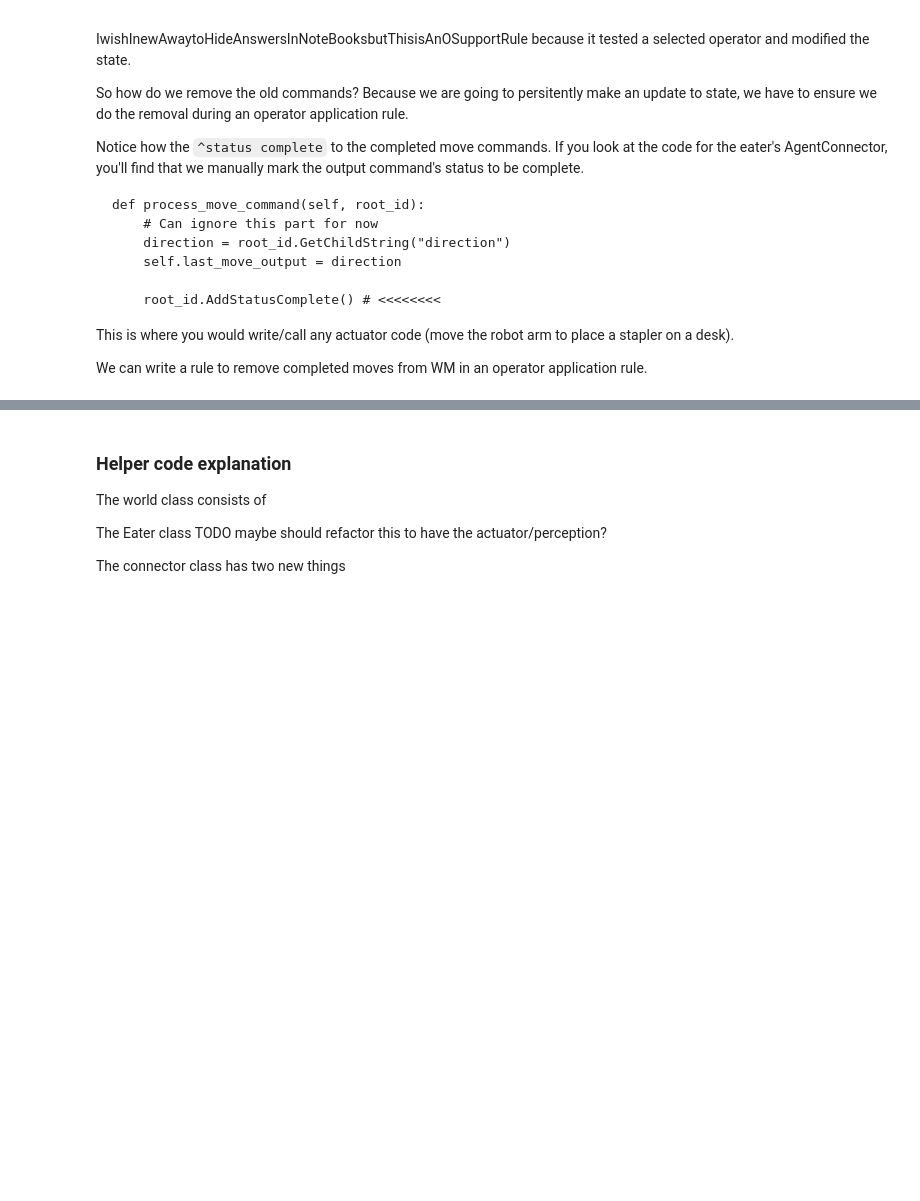
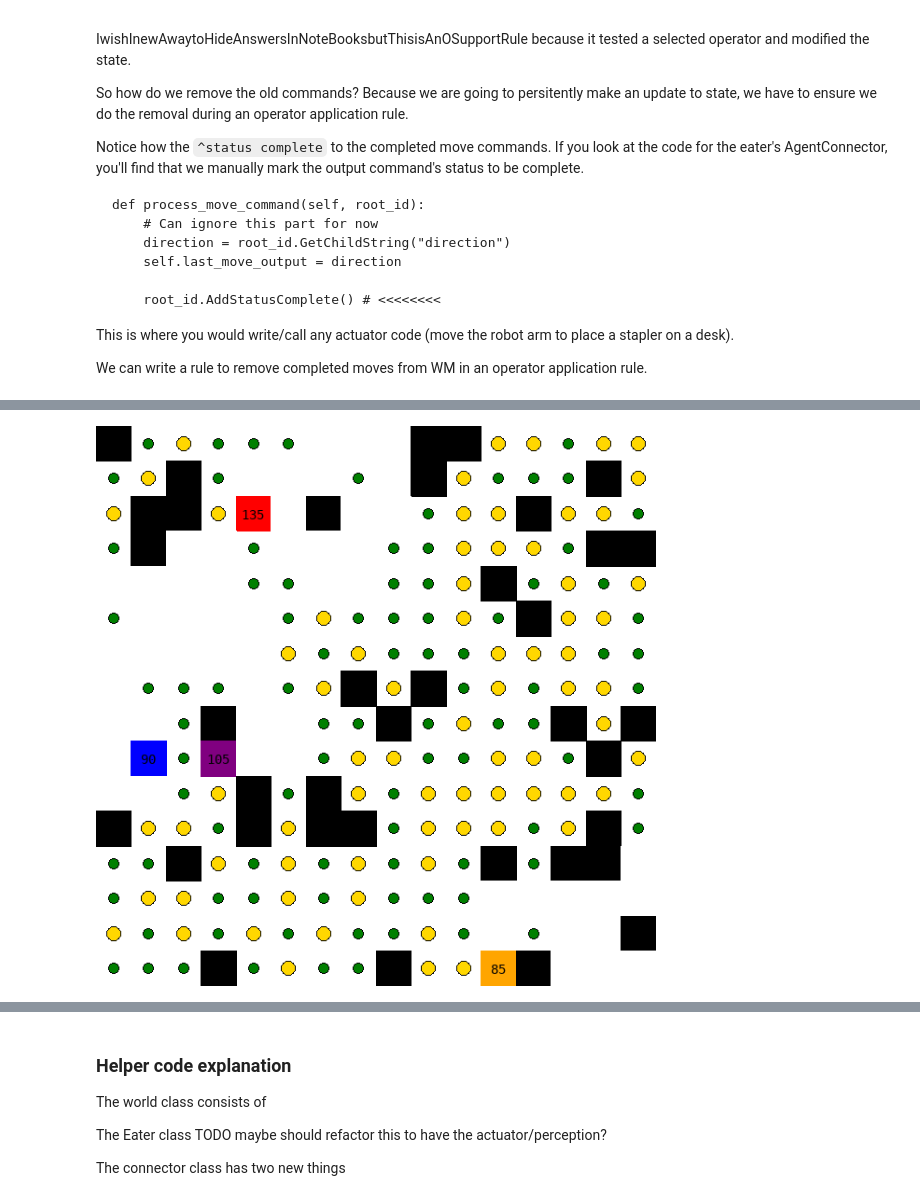
Before and after one commit to kierangilliam/soar, a Jupyter notebook: src/tutorial/3_eaters.ipynb, the cells around one changed output, grey strips where cells are left out. Saved outputs shown, nothing was run; the diff lists cells and outputs as text; code cells hidden in the pictures; blank space fills up the shorter version.

Commit message:
fix generalized-move bug

```diff
--- a/src/tutorial/3_eaters.ipynb
+++ b/src/tutorial/3_eaters.ipynb
@@ -32,7 +32,7 @@ from time import sleep
 cwd = os.path.abspath('')
 font_sm = ImageFont.truetype("/usr/share/fonts/truetype/dejavu/DejaVuSansMono.ttf", 14, encoding="unic")
 # %%
-class Food():
+class Food:
     def __init__(self, bonus=False):
         self.points = 10   if bonus else 5
         self.color = 'gold' if bonus else 'green'
@@ -41,14 +41,14 @@ class Food():
         return 'bonusfood' if self.bonus else 'normalfood'
 
 
-class Blank():
+class Blank:
     def __init__(self):
         pass
     def __repr__(self):
         return 'blank'
 
 
-class Wall():
+class Wall:
     def __init__(self):
         pass
     def __repr__(self):
@@ -86,7 +86,7 @@ class GridBuilder:
 
 
 # action_space = ['north', 'east', 'south', 'west']
-class World():
+class World:
     def __init__(self, display, world_type, width=300, height=300, rows=16, cols=16):
         self.n_rows = rows
         self.n_cols = cols
@@ -95,8 +95,6 @@ class World():
 
         builder = GridBuilder(world_type, rows, cols)
         self.grid = builder.grid
-
-
 
         self.image = Image.new("RGBA", (self.width, self.height), (255, 255, 255, 0))
         self.canvas = ImageDraw.Draw(self.image)
@@ -140,7 +138,6 @@ class World():
             self.grid[row_n][col_n] = Blank()
             return self.observations(new_row, new_col), points
 
-
     def is_valid_move(self, row, col):
         # Out of bounds
         if row < 0 or col < 0 or row >= self.n_rows or col >= self.n_cols:
@@ -154,10 +151,11 @@ class World():
         return isinstance(eater_1, Eater) and isinstance(eater_2, Eater) and eater_1.ID != eater_2.ID
 
     def observations(self, row, col):
-        north = '' if row == 0           else self.grid[row - 1][col]
-        south = '' if row >= self.n_rows-1 else self.grid[row + 1][col]
-        east = ''  if col >= self.n_cols-1 else self.grid[row][col + 1]
-        west = ''  if col == 0           else self.grid[row][col - 1]
+        default = 'blank'
+        north = default if row == 0             else self.grid[row - 1][col]
+        south = default if row >= self.n_rows-1 else self.grid[row + 1][col]
+        east = default  if col >= self.n_cols-1 else self.grid[row][col + 1]
+        west = default  if col == 0             else self.grid[row][col - 1]
         return {
             'north' : str(north),
             'south' : str(south),
@@ -1334,0 +1291,78 @@ PAGE 85
+# %%
+move_to_food_preferenced = """
+### Application
+# Same as before, but just renamed operator from move-to-food to move-generalized
+sp {apply*move-generalized
+    (state <s> ^io.output-link <out>
+               ^operator <o>)
+    (<o> ^name move-generalized
+         ^direction <dir>)
+-->
+    (<out> ^move.direction <dir>)}
+
+sp {apply*move*remove-move-generalized
+    (state <s> ^io.output-link <out>
+               ^operator.name move-generalized)
+    (<out> ^move <move>)
+    (<move> ^status complete)
+-->
+    (<out> ^move <move> -)}
+
+### Proposal
+sp {propose*move*to-not-wall
+    (state <s> ^io.input-link.location.<dir>.content
+                                { <> wall <content> })
+-->
+    (<s> ^operator <o> + =)
+    (<o> ^name move-generalized
+         ^direction <dir>
+         ^content <content>)}
+
+### Selections
+sp {select*move*bonusfood-better-than-normalfood
+    (state <s> ^operator <o1> +
+               ^operator <o2> +)
+    (<o1> ^name move-generalized
+                      ^content bonusfood)
+    (<o2> ^name move-generalized
+                       ^content normalfood)
+-->
+    (<s> ^operator <o1> > <o2>)}
+
+sp {select*move*prefer-normalfood
+    (state <s> ^operator <o> +)
+    (<o> ^name move-generalized
+         ^content normalfood)
+-->
+    (<s> ^operator <o> >)}
+
+
+# MAJOR TODO
+# It is unclear why this rule is necessary.
+# The eater should already know that it *likes*
+# normalfood, and it *loves* bonusfood.
+# So when there is a blank cell, it should never take it
+# (because of its indifference). However, to get this program
+# to work, I have to explicity say to avoid blank or eater.
+sp {select*move*avoid-empty-eater
+    (state <s> ^operator <o> +)
+    (<o> ^name move-generalized
+         ^content << blank eater >>)
+-->
+    (<s> ^operator <o> <)}
+"""
+
+# The old applications still work for this example
+new_preferenced_rules = exercise_move_to_food_applications + move_to_food_preferenced
+
+eaters = [
+    ('blue',   new_preferenced_rules),
+    ('red',    new_preferenced_rules),
+    ('purple', new_preferenced_rules),
+    ('orange', new_preferenced_rules),
+]
+
+# TODO this still isn't exactly right, maybe I need more steps in the runner function?
+runner(eaters, total_ticks=100, tick_speed=.5)
+# %% [output]
+[figure, added]
```
Also changed, not shown: parts of 22 cells of this notebook.
